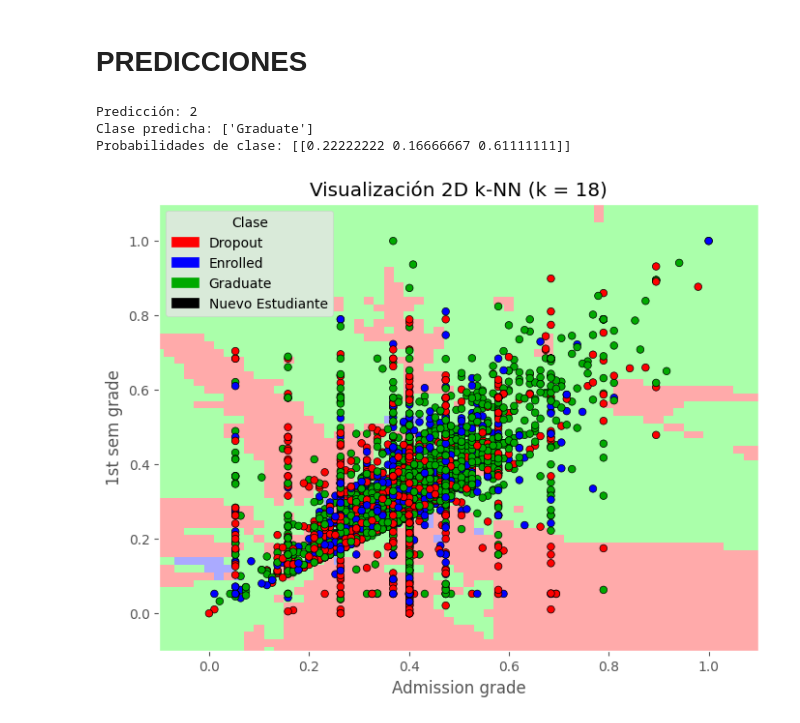
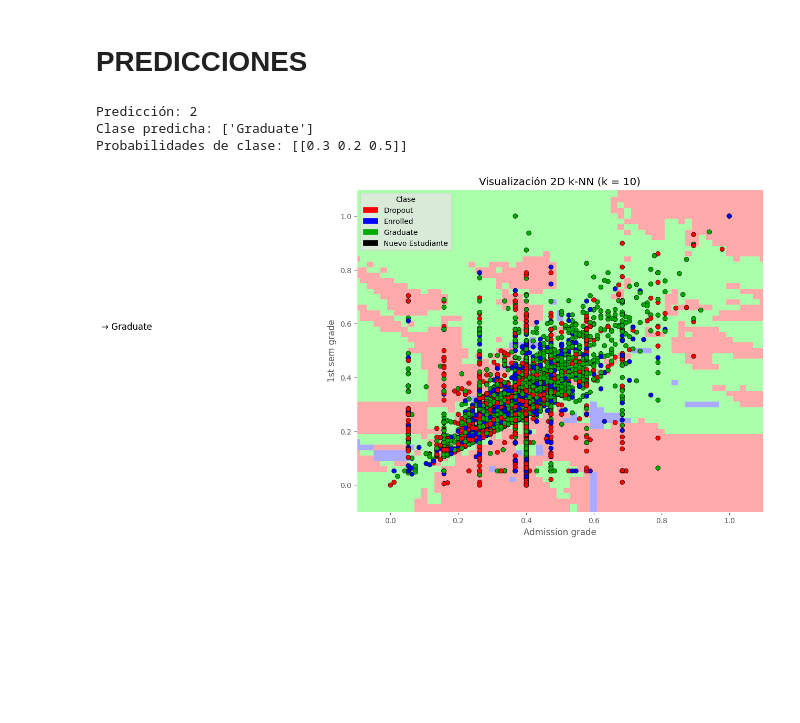
Before and after one commit to criissuarezzz/OriginofMusic, a Jupyter notebook: knn.ipynb, the cells around one changed output. Cells and saved outputs as stored; diff of their text form; code cells hidden in the pictures; blank space fills up the shorter version.

```diff
--- a/knn.ipynb
+++ b/knn.ipynb
@@ -116,7 +132,7 @@ plt.xticks(range(1, 20))
 # %%
 from sklearn.neighbors import KNeighborsClassifier
 
-n_neighbors = 18
+n_neighbors = 10
 
 knn = KNeighborsClassifier(n_neighbors)
 knn.fit(X_train, y_train)
@@ -159,7 +175,9 @@ y = le.fit_transform(dataframe['Target'])  # Ahora y será 0, 1 o 2
 
 
 # Dividir en entrenamiento y test
-X_train, X_test, y_train, y_test = train_test_split(X, y, random_state=0)
+X_train, X_test, y_train, y_test = train_test_split(
+    X, y, test_size=0.2, random_state=0
+)
 
 # Escalar las variables numéricas
 scaler = MinMaxScaler()
@@ -208,29 +226,53 @@ plt.show()
 # %%
 
 nuevo_estudiante = np.array([[12, 150]])
 
 nuevo_estudiante_scaled = scaler.transform(nuevo_estudiante)
 
 prediccion = clf.predict(nuevo_estudiante_scaled)
 print("Predicción:", prediccion[0])
 print("Clase predicha:", le.inverse_transform([prediccion[0]]))
 # Predicción de probabilidad
 prediccion_prob = clf.predict_proba(nuevo_estudiante_scaled)
 print("Probabilidades de clase:", prediccion_prob)
 # Graficar la predicción del nuevo estudiante
-plt.figure(figsize=(8, 6))
+import matplotlib.patches as mpatches
+
+# Gráfico
+plt.figure(figsize=(10, 8))
 plt.pcolormesh(xx, yy, Z, cmap=cmap_light, shading='auto')
-plt.scatter(X_train_scaled[:, 0], X_train_scaled[:, 1], c=y_train, cmap=cmap_bold, edgecolor='k', s=30)
-plt.scatter(nuevo_estudiante_scaled[0, 0], nuevo_estudiante_scaled[0, 1], c='black', s=100, edgecolor='k', label='Nuevo Estudiante')
+
+# Datos de entrenamiento
+plt.scatter(X_train_scaled[:, 0], X_train_scaled[:, 1], c=y_train, cmap=cmap_bold, edgecolor='k', s=40)
+
+# Nuevo estudiante resaltado
+plt.scatter(
+    nuevo_estudiante_scaled[0, 0], nuevo_estudiante_scaled[0, 1],
+    c='black', s=2000, marker='*', edgecolor='white', linewidth=2, label='Nuevo Estudiante'
+)
+
+# Anotación con la clase predicha
+plt.text(
+    nuevo_estudiante_scaled[0, 0] + 0.02, nuevo_estudiante_scaled[0, 1],
+    f"→ {le.inverse_transform([prediccion[0]])[0]}",
+    fontsize=12, color='black'
+)
+
 plt.xlim(xx.min(), xx.max())
 plt.ylim(yy.min(), yy.max())
 plt.title(f"Visualización 2D k-NN (k = {n_neighbors})")
 plt.xlabel('Admission grade')
 plt.ylabel('1st sem grade')
-plt.legend(handles=legend_handles + [mpatches.Patch(color='black', label='Nuevo Estudiante')], title="Clase")
+
+# Leyenda
+plt.legend(
+    handles=legend_handles + [mpatches.Patch(color='black', label='Nuevo Estudiante')],
+    title="Clase"
+)
+plt.grid(True)
 plt.show()
 # %% [output]
 Predicción: 2
 Clase predicha: ['Graduate']
-Probabilidades de clase: [[0.22222222 0.16666667 0.61111111]]
+Probabilidades de clase: [[0.3 0.2 0.5]]
-[figure, old version]
+[figure, new version]
```
Also changed, not shown: parts of 6 cells of this notebook, 1 other file.
